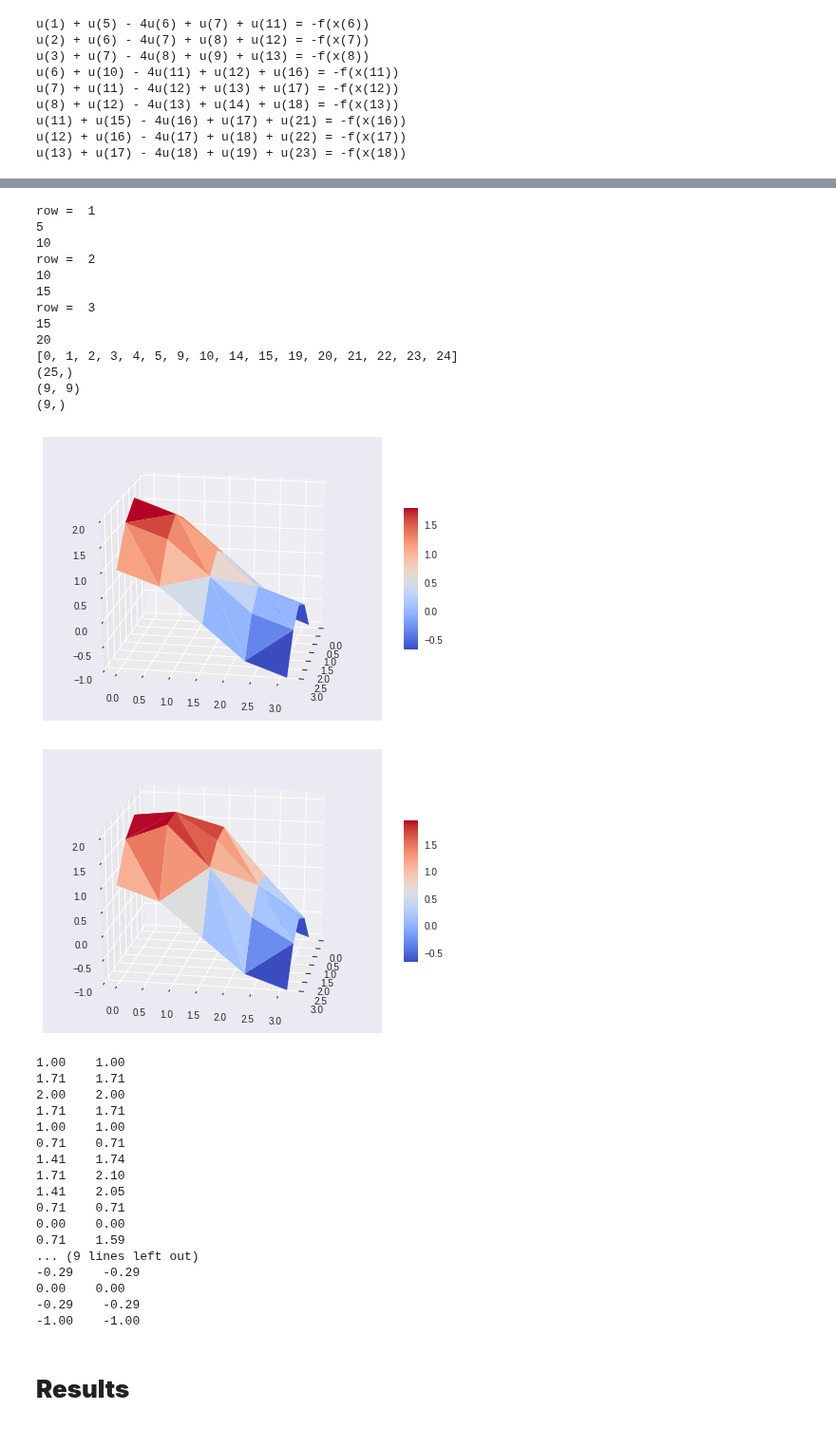
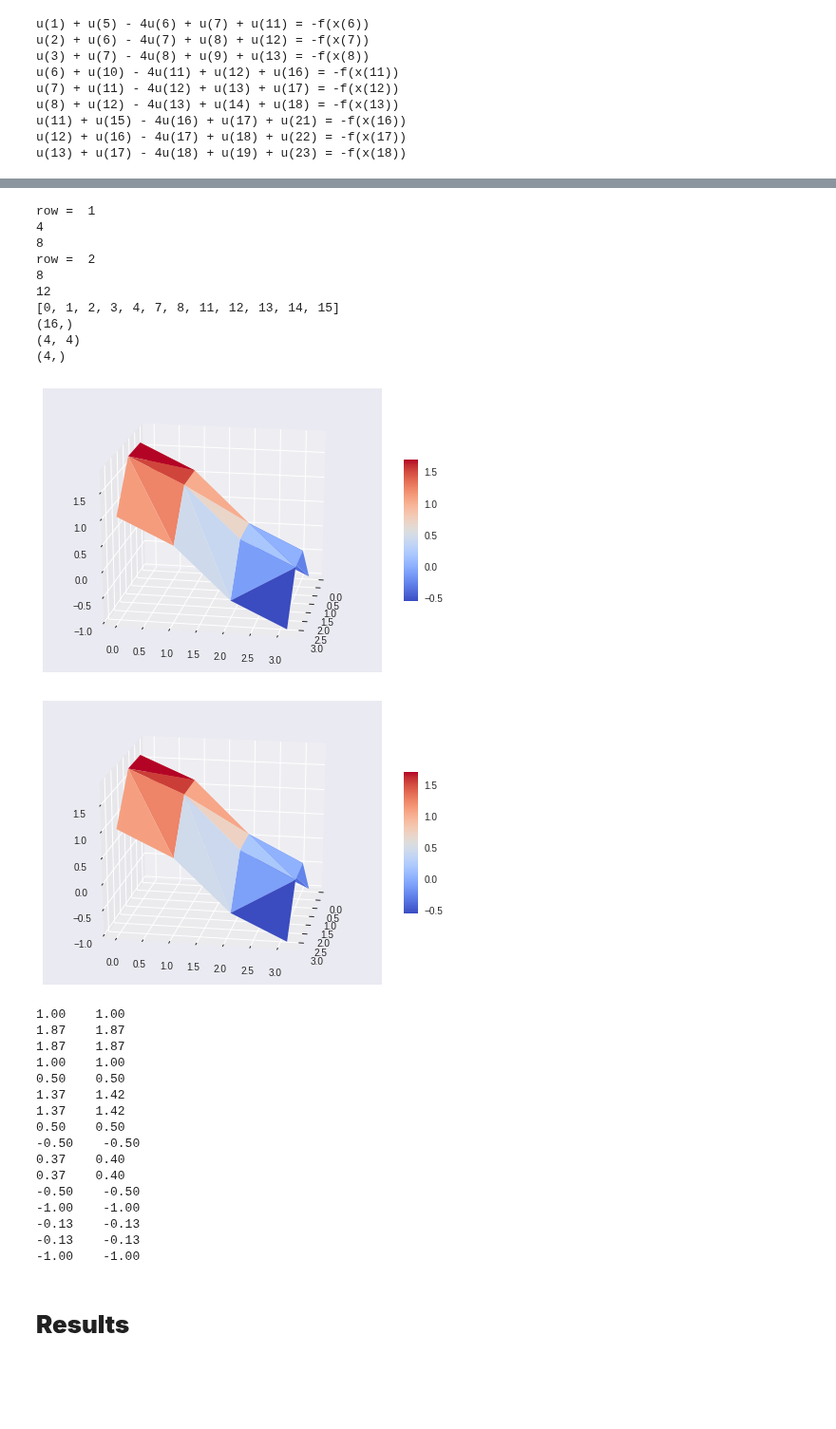
Before and after one commit to johanhoffman/DD2363-VT19, a Jupyter notebook: Lab-6/bozzato_lab6.ipynb, the cells around one changed output, grey strips where cells are left out. Shown at 95% size. Saved outputs shown, nothing was run; the diff lists cells and outputs as text; code cells hidden in the pictures; blank space fills up the shorter version.

```diff
--- a/Lab-6/bozzato_lab6.ipynb
+++ b/Lab-6/bozzato_lab6.ipynb
@@ -231,0 +261,23 @@ def bvp1d(fun, mesh, ua, ub):
+# %%
+def createMesh(Nx,Ny):
+  hx= 1 / (Nx-1)
+  hy= 1 / (Ny-1)
+
+  x = np.zeros((Nx*Ny))
+  y = np.zeros((Nx*Ny))
+  for i in range(Nx):
+    for j in range(Ny):
+      x[i*Nx + j] = j*hx
+      y[i*Nx + j] = i*hy
+
+  mesh = tri.Triangulation(x,y)
+
+  return mesh
+
+meshSize= [4,4]
+mesh= createMesh(meshSize[0],meshSize[1])
+s, S= trial(None,mesh,meshSize)
+
+print(s)
+print(S)
+print(mesh.edges)
@@ -355,7 +427,7 @@ def fun(x,y):
 fsec= lambda u: -np.sin(u[0]) - np.cos(u[1])
 
 ################################################################################
-meshSize= [5,5]
+meshSize= [4,4]
 mesh= createMesh(meshSize[0], meshSize[1])
 
 plt.figure()
@@ -420,35 +492,31 @@ for k in range(0,meshSize[0]*meshSize[1]):
 row =  1
-5
-10
+4
+8
 row =  2
-10
-15
-row =  3
-15
-20
-[0, 1, 2, 3, 4, 5, 9, 10, 14, 15, 19, 20, 21, 22, 23, 24]
-(25,)
-(9, 9)
-(9,)
+8
+12
+[0, 1, 2, 3, 4, 7, 8, 11, 12, 13, 14, 15]
+(16,)
+(4, 4)
+(4,)
-[figure, old version]
+[figure, new version]
-[figure, old version]
+[figure, new version]
 1.00    1.00
-1.71    1.71
-2.00    2.00
-1.71    1.71
+1.87    1.87
+1.87    1.87
 1.00    1.00
-0.71    0.71
-1.41    1.74
-1.71    2.10
-1.41    2.05
-0.71    0.71
-0.00    0.00
-0.71    1.59
-... (9 lines left out)
--0.29    -0.29
-0.00    0.00
--0.29    -0.29
+0.50    0.50
+1.37    1.42
+1.37    1.42
+0.50    0.50
+-0.50    -0.50
+0.37    0.40
+0.37    0.40
+-0.50    -0.50
 -1.00    -1.00
+-0.13    -0.13
+-0.13    -0.13
+-1.00    -1.00
 # %% [markdown]
 # **Results**
 # %% [markdown]
```
Also changed, not shown: parts of 5 cells of this notebook.
